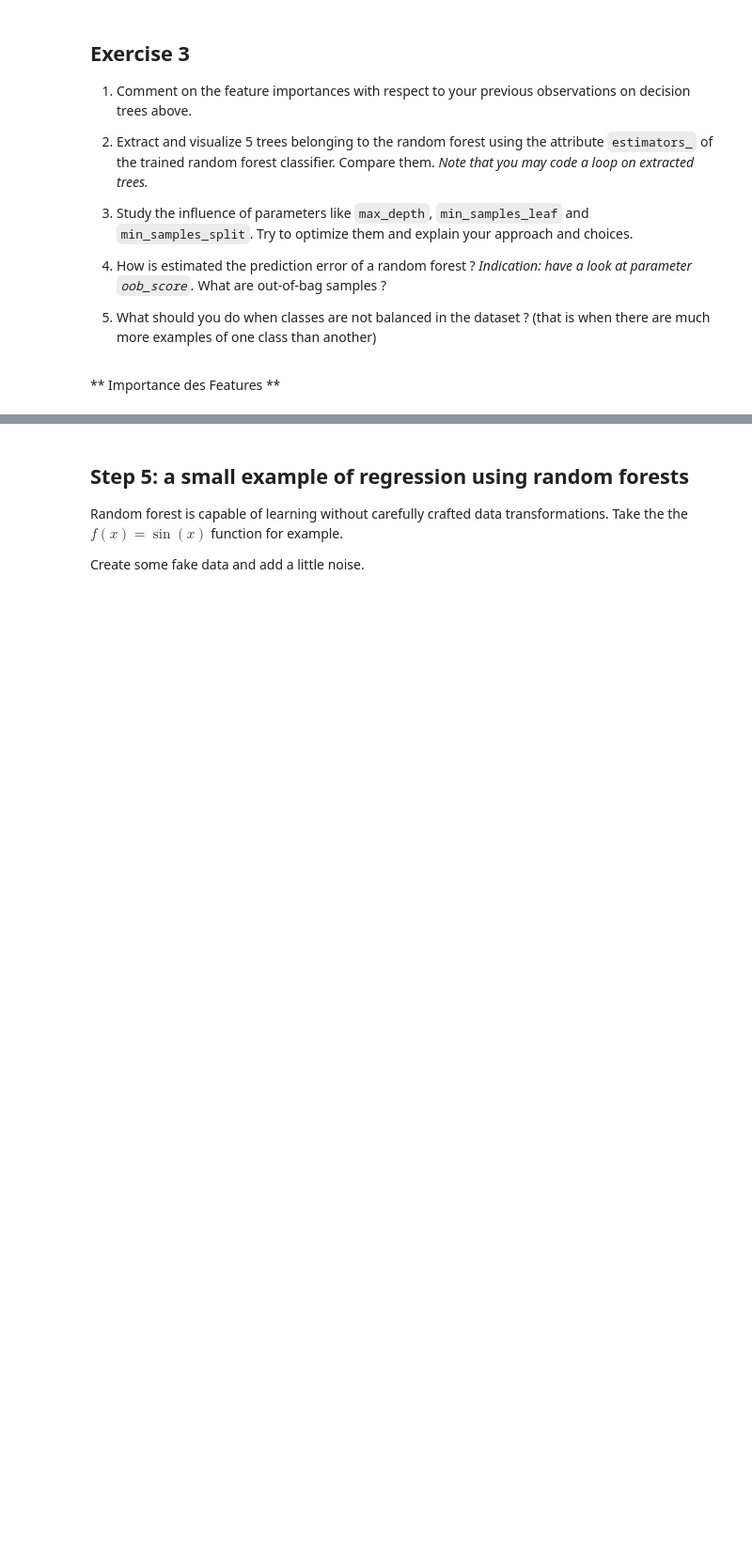
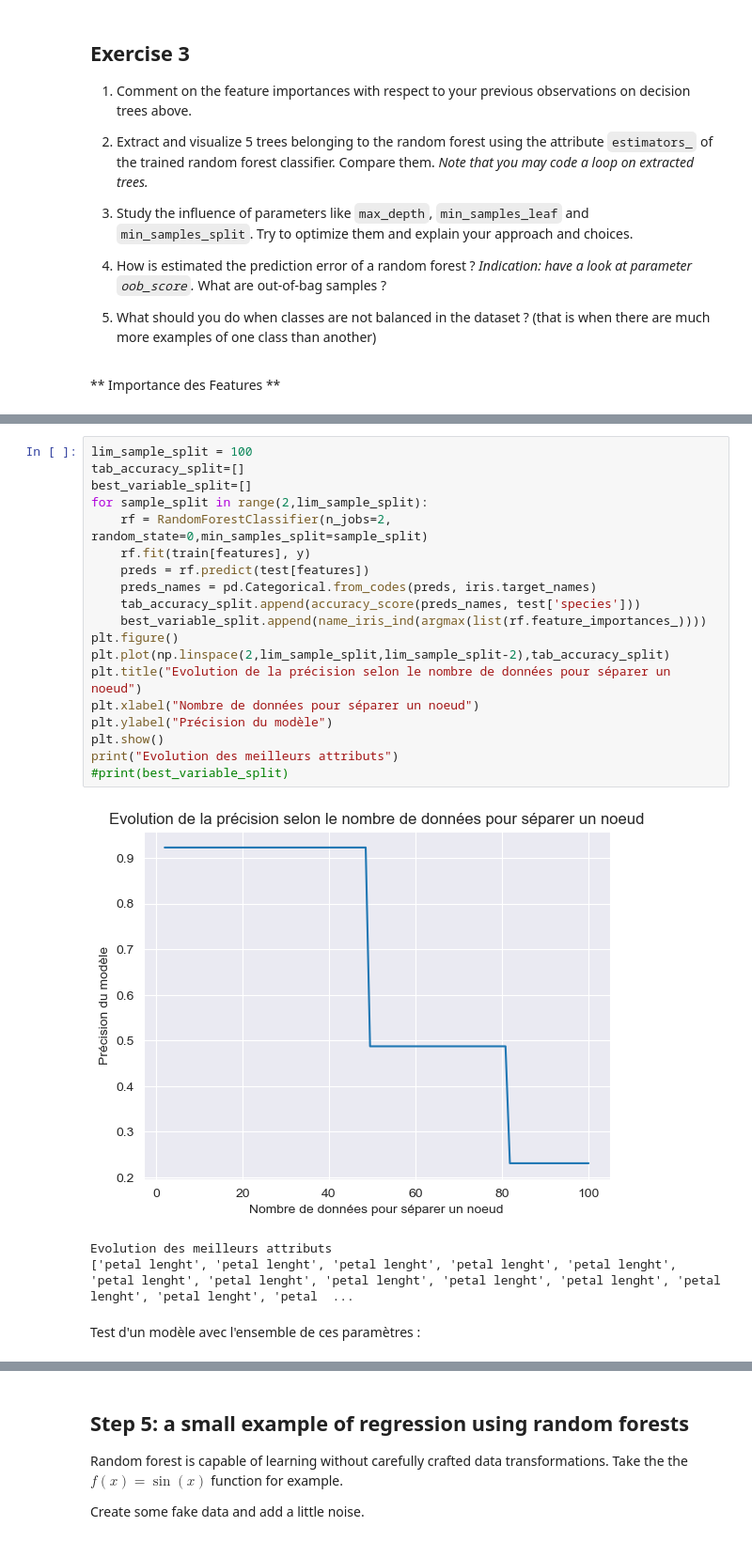
Before and after one commit to VictorCilleros/ML, a Jupyter notebook: TP4_decision_trees/TP4_decision_trees.ipynb, the cells around one changed output, grey strips where cells are left out. Shown at 94% size. Drawn from its saved outputs; the diff is of its cells as text; blank space fills up the shorter version.

```diff
--- a/TP4_decision_trees/TP4_decision_trees.ipynb
+++ b/TP4_decision_trees/TP4_decision_trees.ipynb
@@ -404,0 +478,25 @@ What are out-of-bag samples ?
+# %%
+lim_sample_split = 100
+tab_accuracy_split=[]
+best_variable_split=[]
+for sample_split in range(2,lim_sample_split):
+    rf = RandomForestClassifier(n_jobs=2, random_state=0,min_samples_split=sample_split)
+    rf.fit(train[features], y)
+    preds = rf.predict(test[features])
+    preds_names = pd.Categorical.from_codes(preds, iris.target_names)
+    tab_accuracy_split.append(accuracy_score(preds_names, test['species']))
+    best_variable_split.append(name_iris_ind(argmax(list(rf.feature_importances_))))
+plt.figure()
+plt.plot(np.linspace(2,lim_sample_split,lim_sample_split-2),tab_accuracy_split)
+plt.title("Evolution de la précision selon le nombre de données pour séparer un noeud")
+plt.xlabel("Nombre de données pour séparer un noeud")
+plt.ylabel("Précision du modèle")
+plt.show()
+print("Evolution des meilleurs attributs")
+#print(best_variable_split)
+# %% [output]
+[figure, added]
+Evolution des meilleurs attributs
+['petal lenght', 'petal lenght', 'petal lenght', 'petal lenght', 'petal lenght', 'petal lenght', 'petal lenght', 'petal lenght', 'petal lenght', 'petal lenght', 'petal lenght', 'petal lenght', 'petal  ...
+# %% [markdown]
+Test d'un modèle avec l'ensemble de ces paramètres :
```
Also changed, not shown: parts of 15 cells of this notebook.
